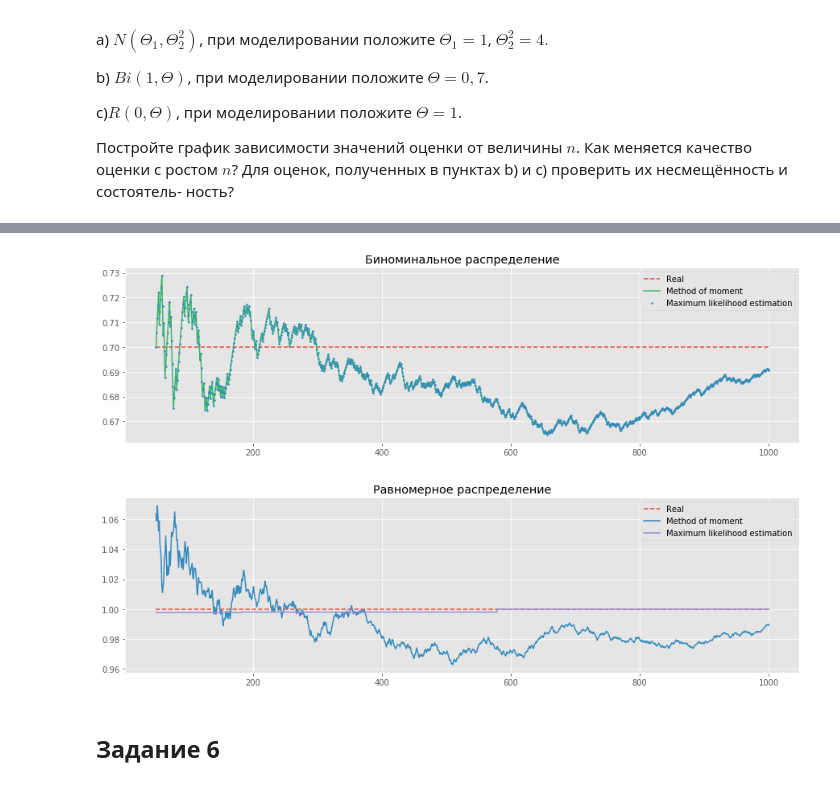
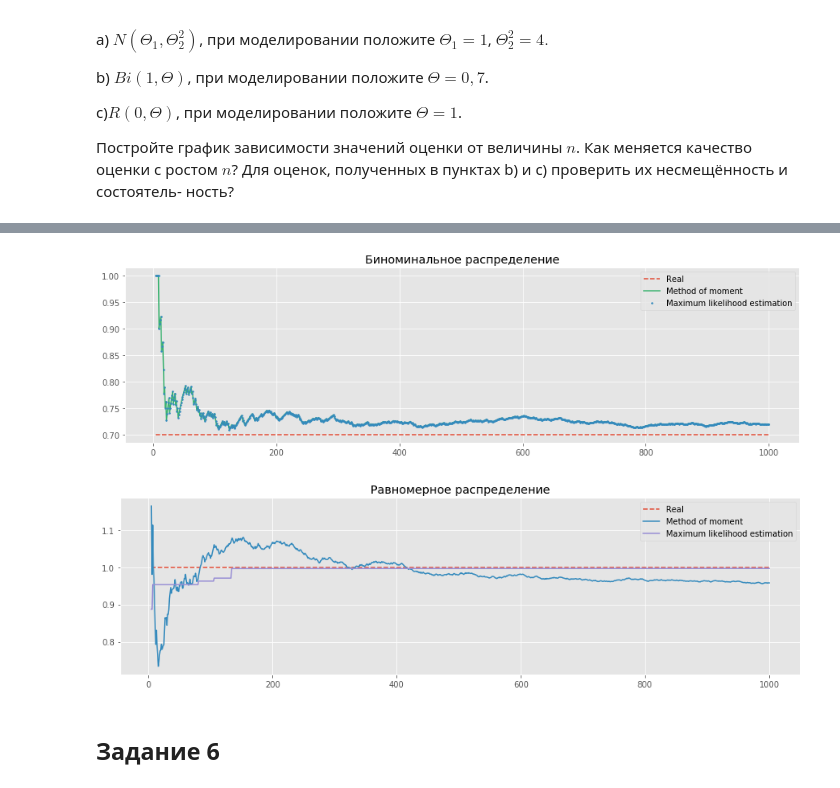
Before and after one commit to Tismoney/math-stat, a Jupyter notebook: home_task_1.ipynb, the cells around one changed output, grey strips where cells are left out. Drawn from its saved outputs; the diff is of its cells as text; code cells hidden in the pictures.

```diff
--- a/home_task_1.ipynb
+++ b/home_task_1.ipynb
@@ -21,7 +20,7 @@ import warnings
 warnings.filterwarnings('ignore')
 # %%
 def make_unif(size, theta=1):
-    x_unif = rvs(size=size, scale=1)
+    x_unif = uniform.rvs(size=size, scale=1)
     return x_unif
 # %%
 size_list = [100, 1000, 10000, 100000]
@@ -379,30 +370,30 @@ plt.show()
 # %%
 size = 1000
 k, theta = 1, 0.7
 #При k = 1 Bin распредление перехожит в распредление Бернули.
 x_bin = make_bin(size, k=k, p=theta)
-k_list = np.arange(50, size+1)
+k_list = np.arange(5, size+1)
 
 MM_theta = np.array(list(map(lambda k: MM(x_bin[:k], method='bin'), k_list)))
 MLE_theta = np.array(list(map(lambda k: MLE(x_bin[:k], method='bin'), k_list)))
 
 fig, ax = plt.subplots(1, 1, figsize=(15,4))
 
 ax.set_title('Биноминальное распределение')
 ax.plot(k_list, [theta] * len(k_list),'--', label = 'Real')
 ax.plot(k_list, MM_theta, '-', label = 'Method of moment', color = 'mediumseagreen')
 ax.plot(k_list, MLE_theta, 'o', ms=1.5, label = 'Maximum likelihood estimation')
 ax.legend()
 
 
 plt.show()
 # %% [output]
-[figure, old version]
+[figure, new version]
 # %%
 size = 1000
 theta = 1
 x_unif = make_unif(size, theta=theta)
-k_list = np.arange(50, size+1)
+k_list = np.arange(5, size+1)
 
 MM_theta = np.array(list(map(lambda k: MM(x_unif[:k], method='unif'), k_list)))
 MLE_theta = np.array(list(map(lambda k: MLE(x_unif[:k], method='unif'), k_list)))
@@ -418,7 +409,7 @@ ax.legend()
 
 plt.show()
 # %% [output]
-[figure, old version]
+[figure, new version]
 # %% [markdown]
 ## Задание 6
 # %% [markdown]
```
Also changed, not shown: parts of 28 cells of this notebook.
